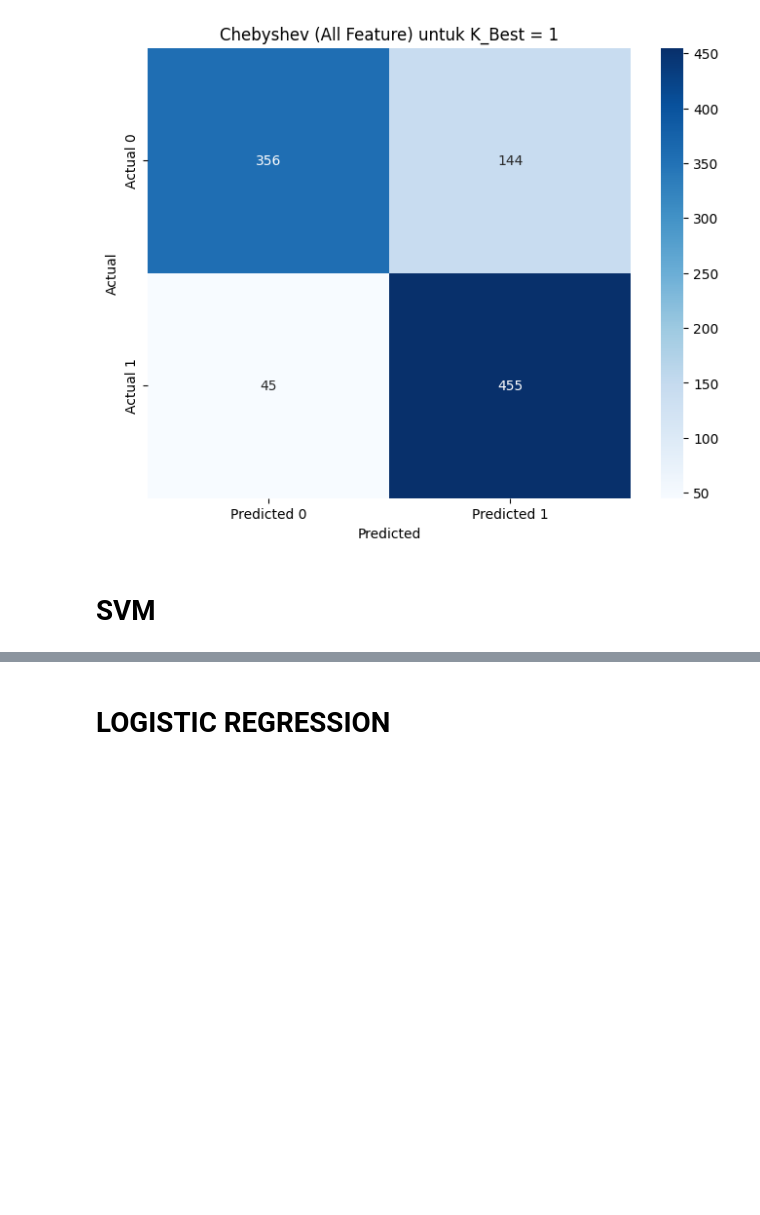
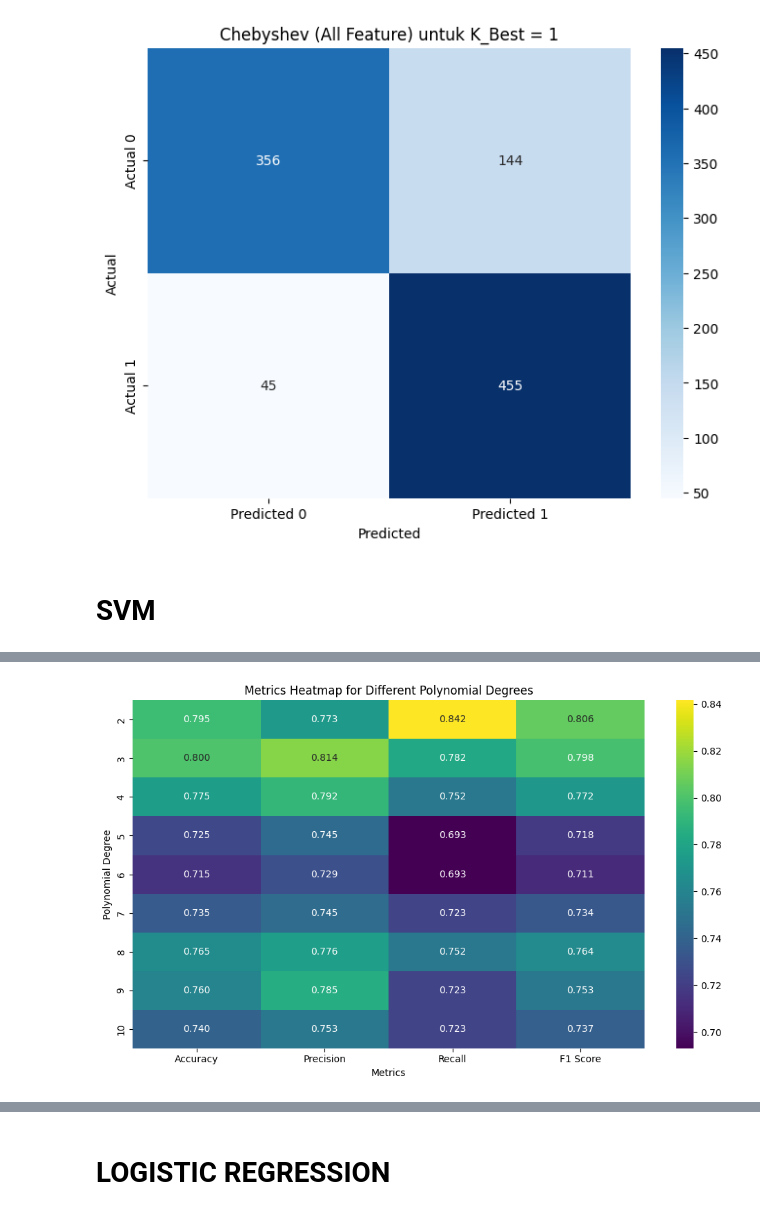
Before and after one commit to MadRapz/DatMin_Diabetes, a Jupyter notebook: DatMin_Preproc_Diabetes.ipynb, the cells around one changed output, grey strips where cells are left out. Drawn from its saved outputs; the diff is of its cells as text; code cells hidden in the pictures; blank space fills up the shorter version.

```diff
--- a/DatMin_Preproc_Diabetes.ipynb
+++ b/DatMin_Preproc_Diabetes.ipynb
@@ -1498,0 +1662,83 @@ Hasil Grid Search untuk Semua Nilai K:
+# %%
+# Split features and target
+X = df.drop(columns=['Outcome'])
+y = df['Outcome']
+
+# Split into train and test (80% train, 20% test)
+X_train, X_test, y_train, y_test = train_test_split(X, y, test_size=0.2, random_state=42)
+
+# Define degrees to test
+degrees = list(range(2, 11))
+
+# Prepare list to store metrics
+results = []
+
+for degree in degrees:
+    print(f"Testing polynomial degree: {degree}")
+
+    # Initialize and train model with polynomial kernel
+    svm_model = SVC(kernel='poly', degree=degree, random_state=42)
+    svm_model.fit(X_train, y_train)
+
+    # Predict on test set
+    y_pred = svm_model.predict(X_test)
+
+    # Calculate metrics
+    accuracy = accuracy_score(y_test, y_pred)
+    precision = precision_score(y_test, y_pred)
+    recall = recall_score(y_test, y_pred)
+    f1 = f1_score(y_test, y_pred)
+
+    # Print metrics
+    print(f"Accuracy : {accuracy:.4f} ({accuracy*100:.2f}%)")
+    print(f"Precision: {precision:.4f} ({precision*100:.2f}%)")
+    print(f"Recall   : {recall:.4f} ({recall*100:.2f}%)")
+    print(f"F1 Score : {f1:.4f} ({f1*100:.2f}%)\n")
+
+    # Append results
+    results.append({
+        'Degree': degree,
+        'Accuracy': accuracy,
+        'Precision': precision,
+        'Recall': recall,
+        'F1 Score': f1
+    })
+
+# Save all metrics to CSV
+metrics_df = pd.DataFrame(results)
+metrics_df.to_csv('out_SVM_Metrics_all_degrees.csv', index=False)
+
+# Visualize heatmap of metrics
+metrics_pivot = metrics_df.set_index('Degree')
+
+plt.figure(figsize=(10, 6))
+sns.heatmap(metrics_pivot, annot=True, fmt=".3f", cmap='viridis')
+plt.title('Metrics Heatmap for Different Polynomial Degrees')
+plt.ylabel('Polynomial Degree')
+plt.xlabel('Metrics')
+plt.tight_layout()
+plt.savefig('out_metrics_heatmap.png')
+plt.show()
+
+# Find best degree based on highest Recall
+best_degree = metrics_df.loc[metrics_df['Recall'].idxmax(), 'Degree']
+print(f"\n\nBest polynomial degree based on Recall: {best_degree}")
+
+# Retrain model with best degree
+best_svm_model = SVC(kernel='poly', degree=int(best_degree), random_state=42)
+best_svm_model.fit(X_train, y_train)
+
+# Predict with best model
+y_best_pred = best_svm_model.predict(X_test)
+
+# Generate confusion matrix
+cm = confusion_matrix(y_test, y_best_pred)
+disp = ConfusionMatrixDisplay(confusion_matrix=cm, display_labels=best_svm_model.classes_)
+
+# Plot confusion matrix heatmap similar to example
+plt.figure(figsize=(8, 6))
+disp.plot(cmap='Blues', values_format='d', ax=plt.gca())
+plt.title(f'Confusion Matrix for SVM Model (Polynomial Degree {best_degree})')
+plt.savefig('out_confusion_matrix.png')
+plt.show()
+# %% [output]
@@ -1498,0 +1762 @@ Hasil Grid Search untuk Semua Nilai K:
+[figure, added]
```
Also changed, not shown: parts of 18 cells of this notebook.
